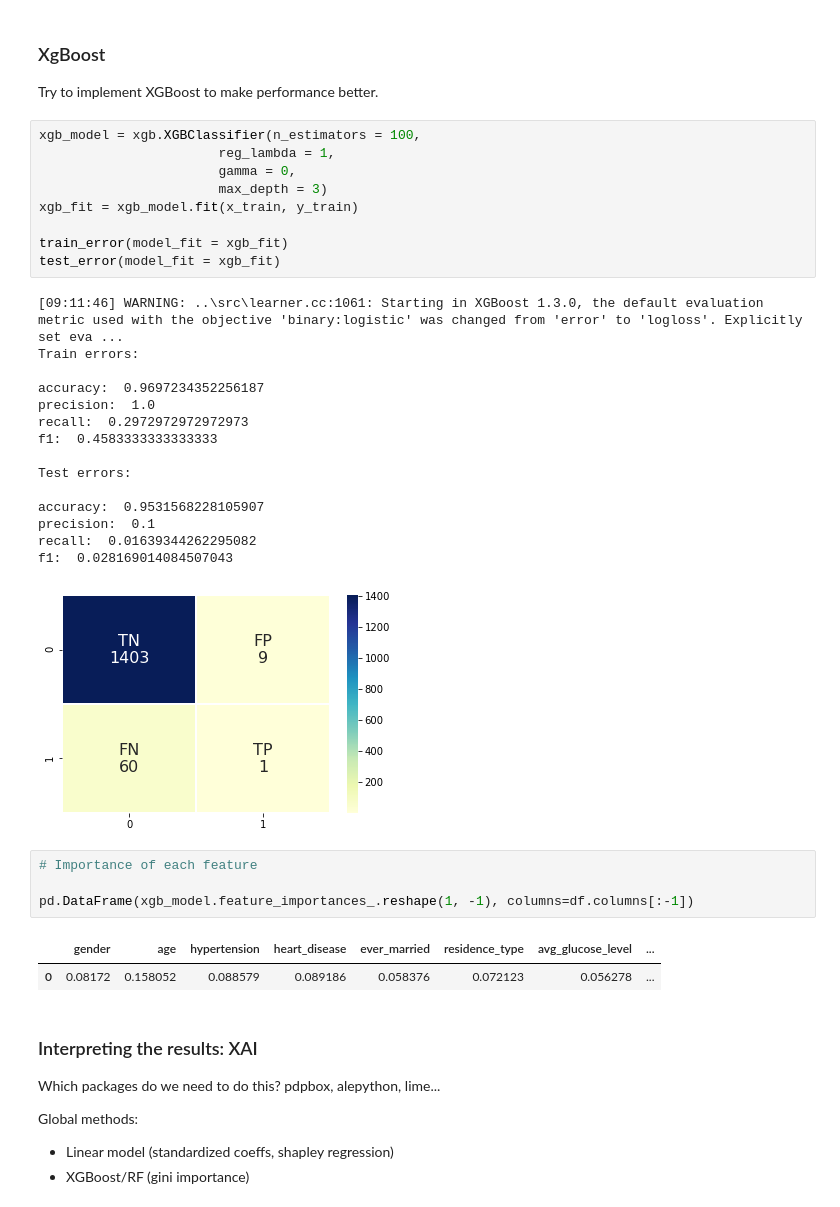
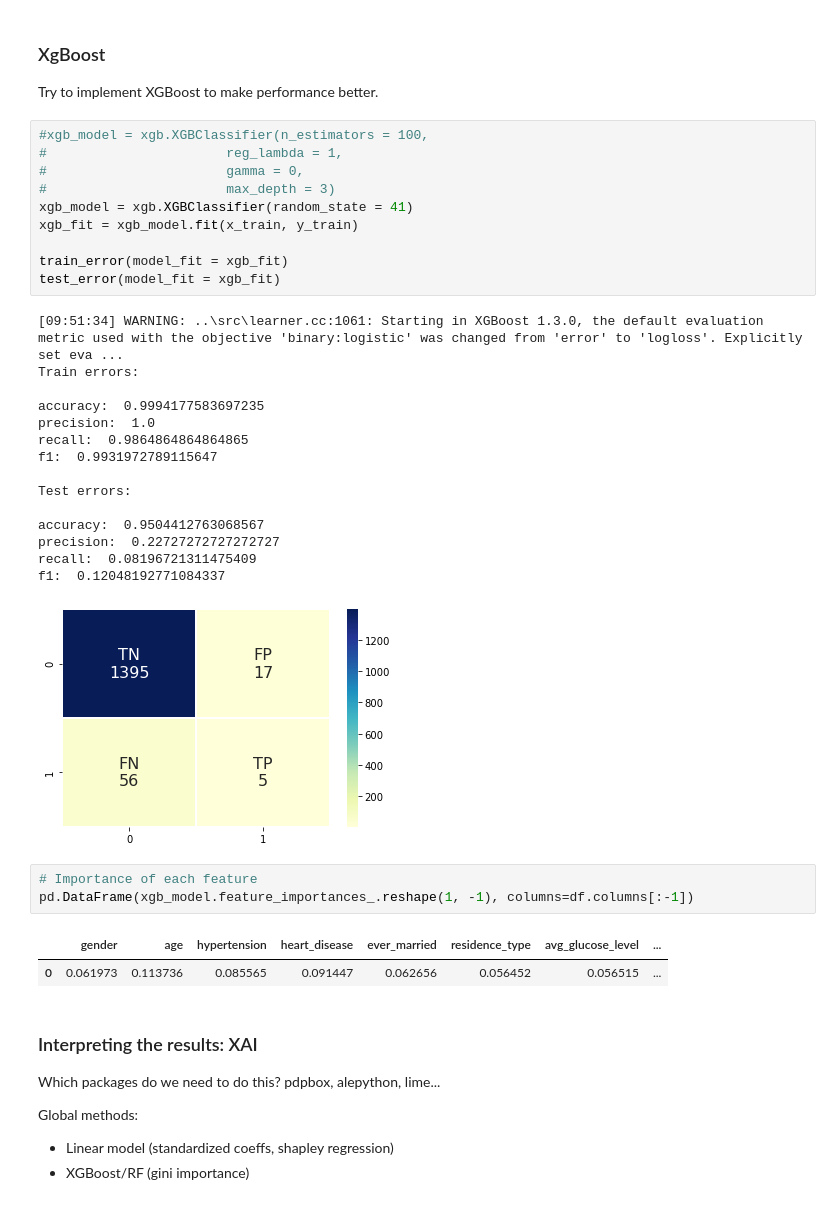
Before and after one commit to ebbeberge/stroke-classification, a Jupyter notebook: ensemble_methods.ipynb, the cells around one changed output. Cells and saved outputs as stored; diff of their text form.

```diff
--- a/ensemble_methods.ipynb
+++ b/ensemble_methods.ipynb
@@ -482,37 +492,37 @@ f1:  0.0
 
 Try to implement XGBoost to make performance better.
 # %%
-xgb_model = xgb.XGBClassifier(n_estimators = 100,
-                       reg_lambda = 1,
-                       gamma = 0,
-                       max_depth = 3)
+#xgb_model = xgb.XGBClassifier(n_estimators = 100,
+#                       reg_lambda = 1,
+#                       gamma = 0,
+#                       max_depth = 3)
+xgb_model = xgb.XGBClassifier(random_state = 41)
 xgb_fit = xgb_model.fit(x_train, y_train)
 
 train_error(model_fit = xgb_fit)
 test_error(model_fit = xgb_fit)
 # %% [output]
-[09:11:46] WARNING: ..\src\learner.cc:1061: Starting in XGBoost 1.3.0, the default evaluation metric used with the objective 'binary:logistic' was changed from 'error' to 'logloss'. Explicitly set eva ...
+[09:51:34] WARNING: ..\src\learner.cc:1061: Starting in XGBoost 1.3.0, the default evaluation metric used with the objective 'binary:logistic' was changed from 'error' to 'logloss'. Explicitly set eva ...
 Train errors:
 
-accuracy:  0.9697234352256187
+accuracy:  0.9994177583697235
 precision:  1.0
-recall:  0.2972972972972973
-f1:  0.4583333333333333
+recall:  0.9864864864864865
+f1:  0.9931972789115647
 
 Test errors:
 
-accuracy:  0.9531568228105907
-precision:  0.1
-recall:  0.01639344262295082
-f1:  0.028169014084507043
+accuracy:  0.9504412763068567
+precision:  0.22727272727272727
+recall:  0.08196721311475409
+f1:  0.12048192771084337
-[figure, old version]
+[figure, new version]
 # %%
 # Importance of each feature
-
 pd.DataFrame(xgb_model.feature_importances_.reshape(1, -1), columns=df.columns[:-1])
 # %% [output]
 |  | gender | age | hypertension | heart_disease | ever_married | residence_type | avg_glucose_level | ... |
-| 0 | 0.08172 | 0.158052 | 0.088579 | 0.089186 | 0.058376 | 0.072123 | 0.056278 | ... |
+| 0 | 0.061973 | 0.113736 | 0.085565 | 0.091447 | 0.062656 | 0.056452 | 0.056515 | ... |
 # %% [markdown]
 ### Interpreting the results: XAI
 
```
Also changed, not shown: parts of 17 cells of this notebook.
